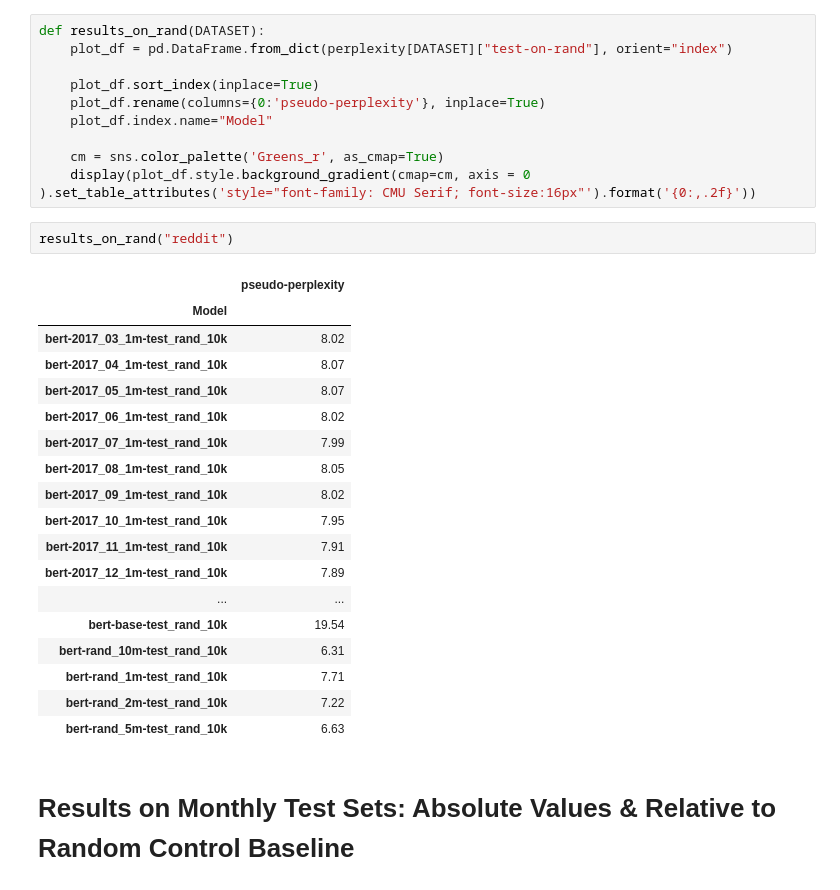
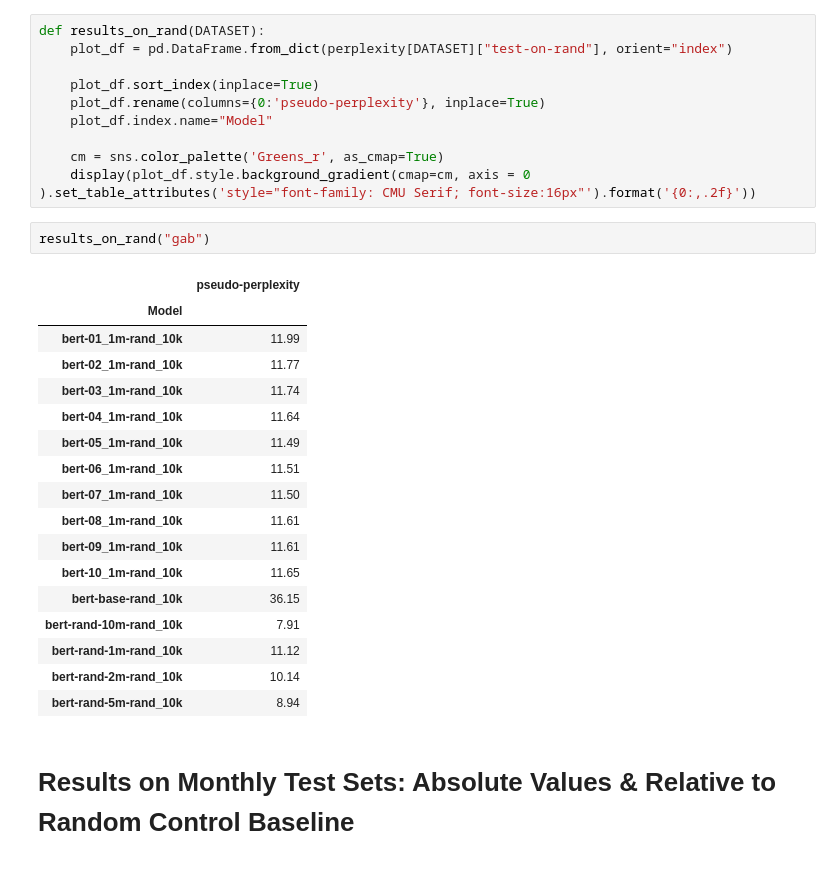
Before and after one commit to paul-rottger/temporal-adaptation, a Jupyter notebook: 4_evaluation/mlm/evaluate_mlm_results.ipynb, the cells around one changed output. Cells and saved outputs as stored; diff of their text form.

```diff
--- a/4_evaluation/mlm/evaluate_mlm_results.ipynb
+++ b/4_evaluation/mlm/evaluate_mlm_results.ipynb
@@ -32,26 +32,25 @@ def results_on_rand(DATASET):
     cm = sns.color_palette('Greens_r', as_cmap=True)
     display(plot_df.style.background_gradient(cmap=cm, axis = 0 ).set_table_attributes('style="font-family: CMU Serif; font-size:16px"').format('{0:,.2f}'))
 # %%
-results_on_rand("reddit")
+results_on_rand("gab")
 # %% [output]
 |  | pseudo-perplexity |
 | Model |  |
-| bert-2017_03_1m-test_rand_10k | 8.02 |
-| bert-2017_04_1m-test_rand_10k | 8.07 |
-| bert-2017_05_1m-test_rand_10k | 8.07 |
-| bert-2017_06_1m-test_rand_10k | 8.02 |
-| bert-2017_07_1m-test_rand_10k | 7.99 |
-| bert-2017_08_1m-test_rand_10k | 8.05 |
-| bert-2017_09_1m-test_rand_10k | 8.02 |
-| bert-2017_10_1m-test_rand_10k | 7.95 |
-| bert-2017_11_1m-test_rand_10k | 7.91 |
-| bert-2017_12_1m-test_rand_10k | 7.89 |
-| ... | ... |
-| bert-base-test_rand_10k | 19.54 |
-| bert-rand_10m-test_rand_10k | 6.31 |
-| bert-rand_1m-test_rand_10k | 7.71 |
-| bert-rand_2m-test_rand_10k | 7.22 |
-| bert-rand_5m-test_rand_10k | 6.63 |
+| bert-01_1m-rand_10k | 11.99 |
+| bert-02_1m-rand_10k | 11.77 |
+| bert-03_1m-rand_10k | 11.74 |
+| bert-04_1m-rand_10k | 11.64 |
+| bert-05_1m-rand_10k | 11.49 |
+| bert-06_1m-rand_10k | 11.51 |
+| bert-07_1m-rand_10k | 11.50 |
+| bert-08_1m-rand_10k | 11.61 |
+| bert-09_1m-rand_10k | 11.61 |
+| bert-10_1m-rand_10k | 11.65 |
+| bert-base-rand_10k | 36.15 |
+| bert-rand-10m-rand_10k | 7.91 |
+| bert-rand-1m-rand_10k | 11.12 |
+| bert-rand-2m-rand_10k | 10.14 |
+| bert-rand-5m-rand_10k | 8.94 |
 # %% [markdown]
 # Results on Monthly Test Sets: Absolute Values & Relative to Random Control Baseline
 # %%
```
Also changed, not shown: parts of 3 cells of this notebook, 2 other files.
